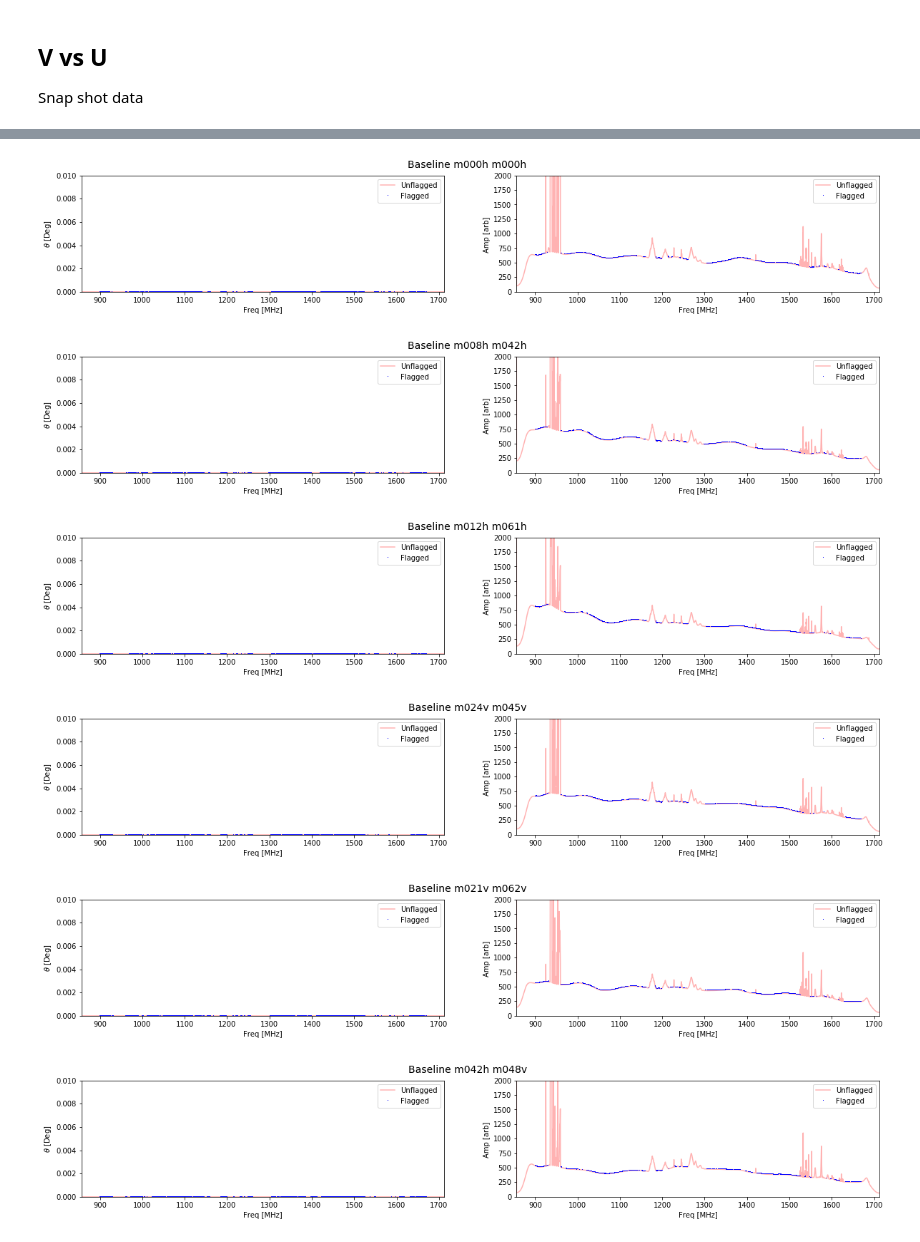
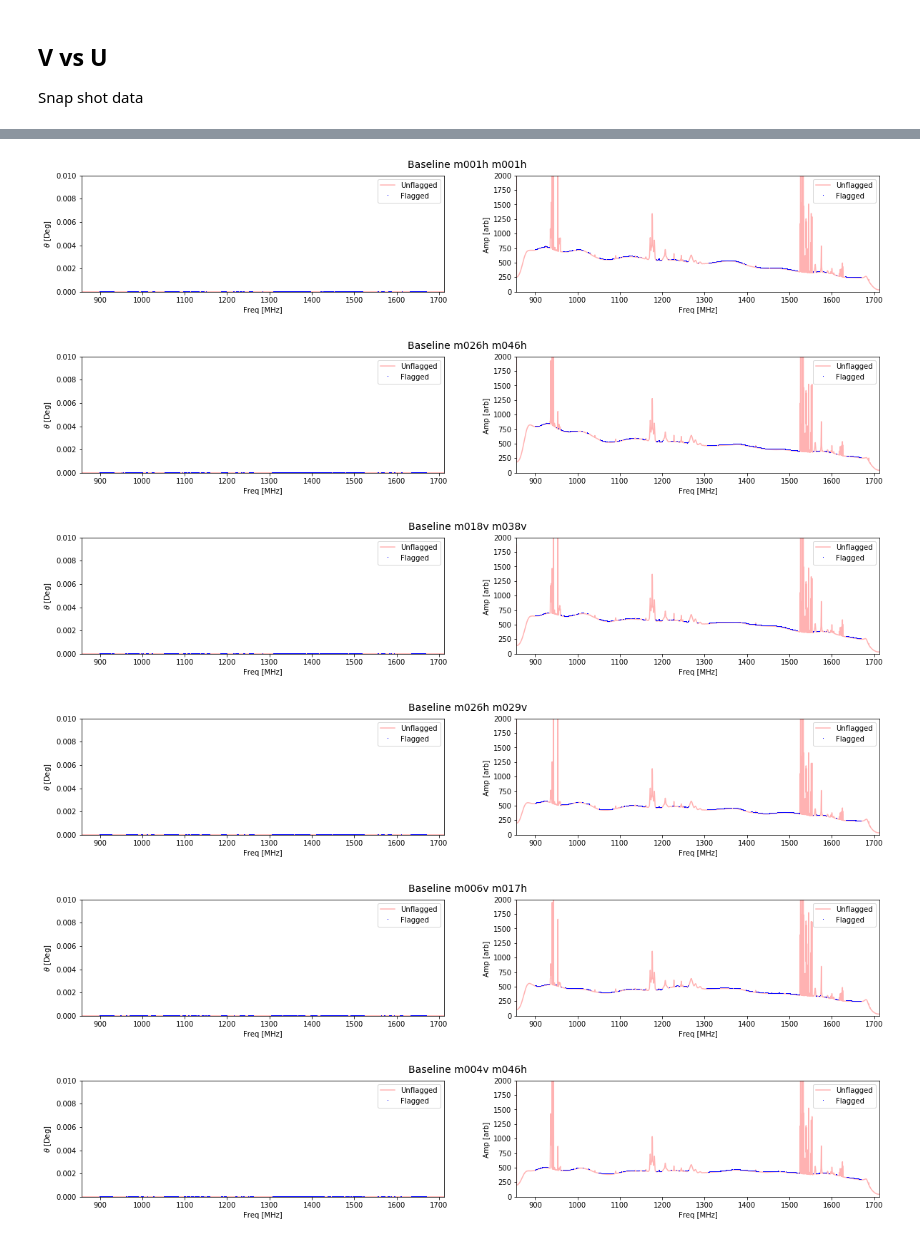
Before and after one commit to ska-sa/MeerKAT-Cookbook, a Jupyter notebook: katdal_and_mkat_data/MeerKAT delay calibration.ipynb, the cells around one changed output, grey strips where cells are left out. Cells and saved outputs as stored; diff of their text form; code cells hidden in the pictures.

```diff
--- a/katdal_and_mkat_data/MeerKAT delay calibration.ipynb
+++ b/katdal_and_mkat_data/MeerKAT delay calibration.ipynb
@@ -84,7 +67,7 @@ corr_prods = data.corr_products[::1000]
 for bl_idx, bl in enumerate(corr_prods):
     # Always use `select` to extract smaller data sets
     data.select()
-    data.select(targets='PKS 1934-63', scans='track', corrprods=bl_idx);
+    data.select(targets='PKS 0408-65', scans='track', corrprods=bl_idx);
     baseline = 'Baseline {}'.format(' '.join(bl))
 
     # Use `data.vis[:]`, or `data.vis[:,:,:]` sparingly
@@ -95,36 +78,36 @@ for bl_idx, bl in enumerate(corr_prods):
     mean_vis= data.vis.dataset.mean(axis=0)
     mean_vis= mean_vis.compute().flatten()
 
     raw_phase = np.angle(mean_vis, deg=True)
     raw_amp = np.abs(mean_vis)
 
     flags= data.flags.dataset.sum(axis=0)
     flags= flags.compute().flatten()
     raw_flags = np.array(flags, dtype=bool)
 
     # set up figure
     fig, ax = plt.subplots(1, 2, figsize=(20, 3))
     fig.suptitle(baseline, fontsize=14)
 
     ax[0].plot(data.freqs/1e6, raw_phase, 'r-', label='Unflagged', alpha=0.3)
     ax[0].plot(data.freqs[~raw_flags]/1e6, raw_phase[~raw_flags], 'b,', label='Flagged')
     ax[0].set_ylim([0.0, 0.01])
     ax[0].set_xlim([data.freqs[0]/1e6, data.freqs[-1]/1e6])
     ax[0].set_xlabel('Freq [MHz]')
     ax[0].set_ylabel(r'$\theta$ [Deg] ')
     ax[0].legend(loc=0)
 
     ax[1].plot(data.freqs/1e6, raw_amp, 'r-', label='Unflagged', alpha=0.3)
     ax[1].plot(data.freqs[~raw_flags]/1e6, raw_amp[~raw_flags], 'b,', label='Flagged')
     ax[1].set_ylim([0.0, 2000])
     ax[1].set_xlim([data.freqs[0]/1e6, data.freqs[-1]/1e6])
     ax[1].set_xlabel('Freq [MHz]')
     ax[1].set_ylabel(r'Amp [arb] ')
     ax[1].legend(loc=0)
 # %% [output]
-[figure, old version]
+[figure, new version]
-[figure, old version]
+[figure, new version]
-[figure, old version]
+[figure, new version]
-[figure, old version]
+[figure, new version]
-[figure, old version]
+[figure, new version]
-[figure, old version]
+[figure, new version]
```
Also changed, not shown: parts of 10 cells of this notebook, 5 other files.
